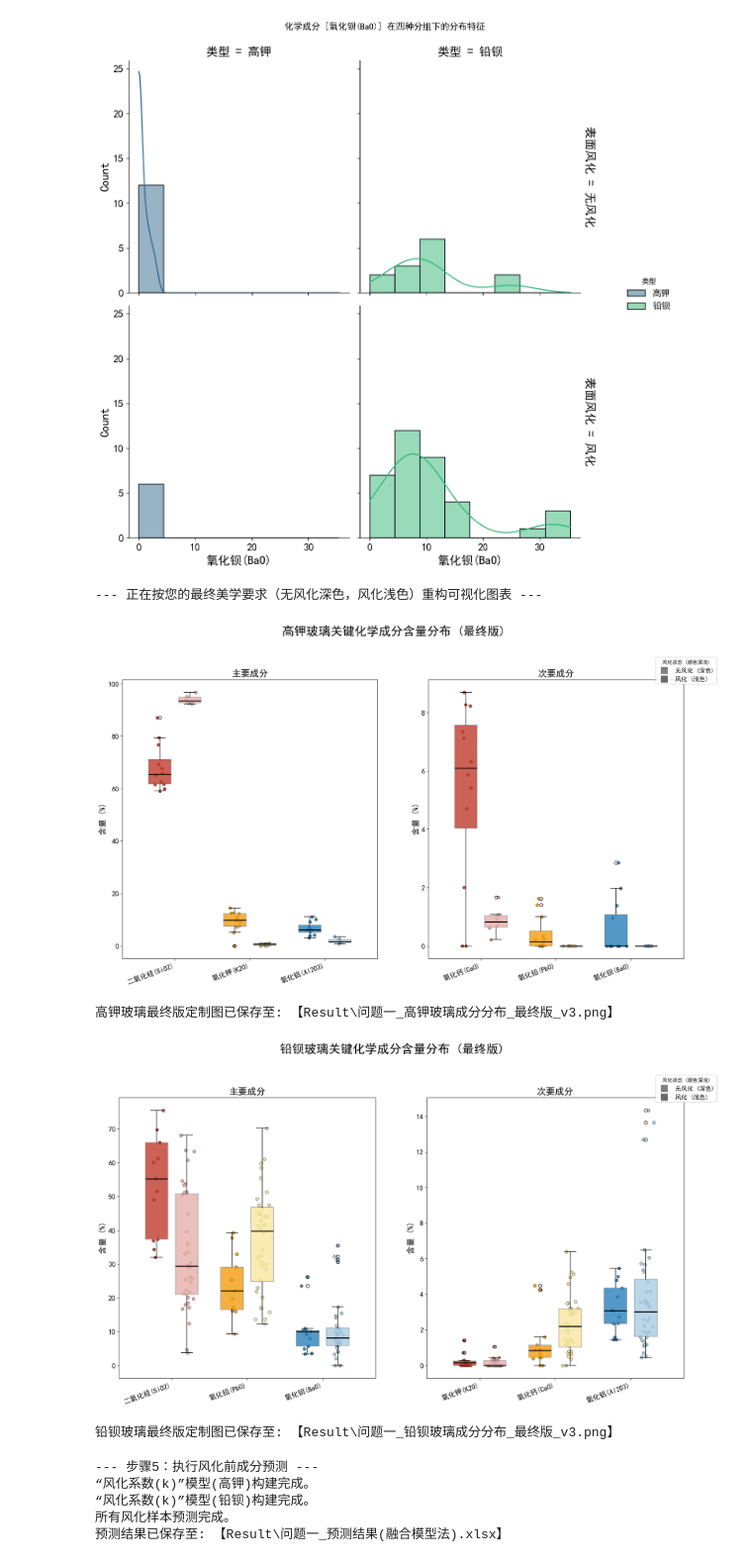
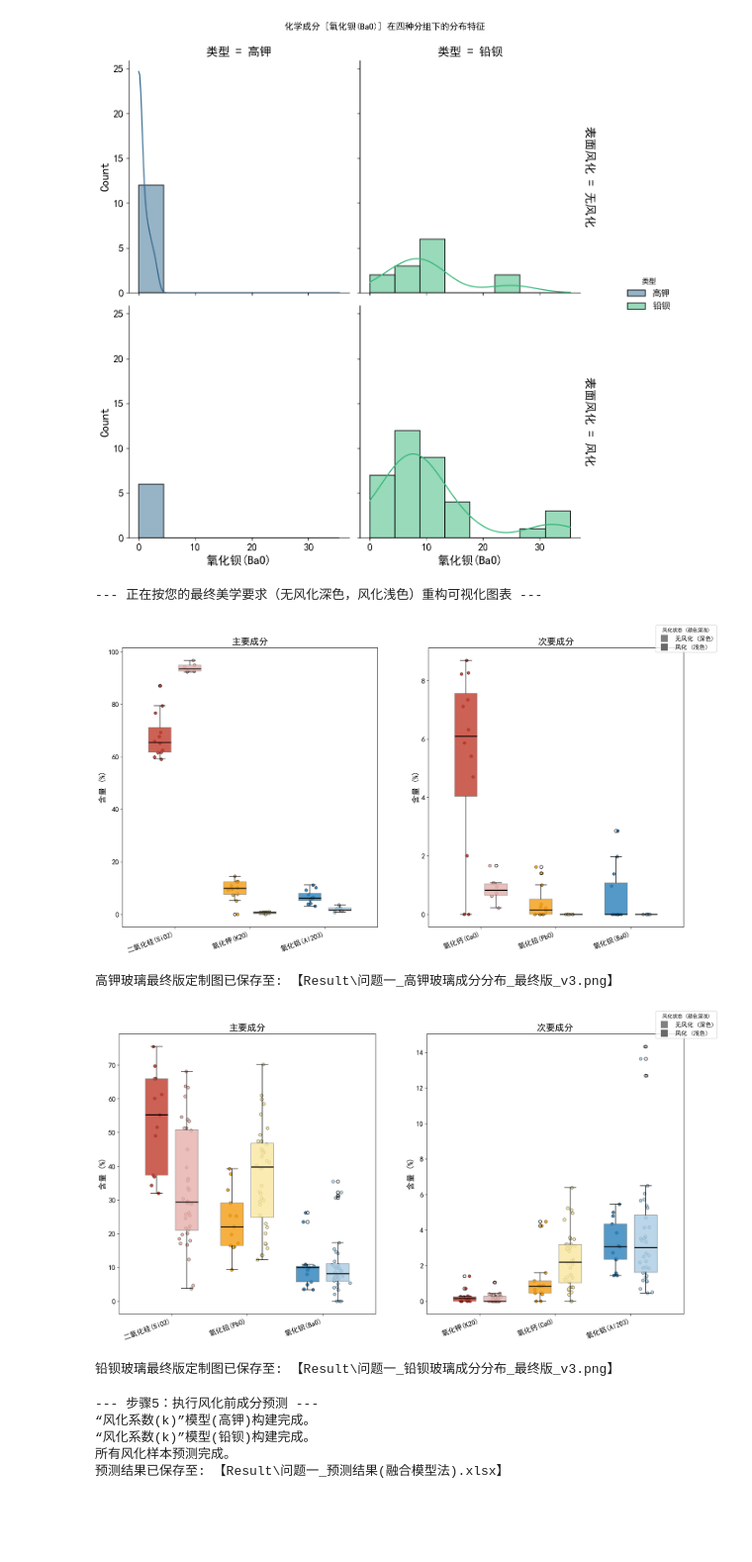
Before and after one commit to fall-fall/2022C, a Jupyter notebook: Code/1/train.ipynb, the cells around one changed output. Shown at 99% size. Drawn from its saved outputs; the diff is of its cells as text; code cells hidden in the pictures; blank space fills up the shorter version.

```diff
--- a/Code/1/train.ipynb
+++ b/Code/1/train.ipynb
@@ -244,7 +244,6 @@ if 'df_all' in locals():
     # ==================== 绘制第一张图：高钾玻璃 ====================
 
     fig1, axes1 = plt.subplots(1, 2, figsize=(20, 10))
-    fig1.suptitle('高钾玻璃关键化学成分含量分布 (最终版)', fontsize=24, y=1.03)
 
     # --- 绘制左子图 (高钾组1) ---
     for i, chemical in enumerate(high_k_group1):
@@ -297,7 +296,7 @@ if 'df_all' in locals():
     # ==================== 绘制第二张图：铅钡玻璃 (逻辑同上) ====================
 
     fig2, axes2 = plt.subplots(1, 2, figsize=(20, 10))
-    fig2.suptitle('铅钡玻璃关键化学成分含量分布 (最终版)', fontsize=24, y=1.03)
+
 
     for i, chemical in enumerate(lead_ba_group1):
         deep_color, light_color = color_pairs[i]
@@ -311,36 +310,36 @@ if 'df_all' in locals():
         weathered_x = np.random.normal(i + 0.2, 0.04, size=len(weathered_data))
         axes2[0].scatter(unweathered_x, unweathered_data, color=deep_color, s=35, edgecolor='black', linewidth=0.5, alpha=0.9)
         axes2[0].scatter(weathered_x, weathered_data, color=light_color, s=35, edgecolor='black', linewidth=0.5, alpha=0.9)
 
     for i, chemical in enumerate(lead_ba_group2):
         deep_color, light_color = color_pairs[i]
         unweathered_data = df_lead_ba[df_lead_ba['表面风化'] == '无风化'][chemical].dropna()
         weathered_data = df_lead_ba[df_lead_ba['表面风化'] == '风化'][chemical].dropna()
         bp1 = axes2[1].boxplot(unweathered_data, positions=[i - 0.2], widths=0.3, patch_artist=True, medianprops={'color': 'black', 'linewidth': 2})
         bp2 = axes2[1].boxplot(weathered_data, positions=[i + 0.2], widths=0.3, patch_artist=True, medianprops={'color': 'black', 'linewidth': 2})
         for patch in bp1['boxes']: patch.set_facecolor(deep_color); patch.set_edgecolor('gray'); patch.set_alpha(0.8)
         for patch in bp2['boxes']: patch.set_facecolor(light_color); patch.set_edgecolor('gray'); patch.set_alpha(0.8)
         unweathered_x = np.random.normal(i - 0.2, 0.04, size=len(unweathered_data))
         weathered_x = np.random.normal(i + 0.2, 0.04, size=len(weathered_data))
         axes2[1].scatter(unweathered_x, unweathered_data, color=deep_color, s=35, edgecolor='black', linewidth=0.5, alpha=0.9)
         axes2[1].scatter(weathered_x, weathered_data, color=light_color, s=35, edgecolor='black', linewidth=0.5, alpha=0.9)
 
     fig2.legend(handles=legend_elements, title="风化状态 (颜色深浅)", loc='upper right', bbox_to_anchor=(0.95, 0.95))
 
     axes2[0].set_xticks(range(len(lead_ba_group1))); axes2[0].set_xticklabels(lead_ba_group1, rotation=20, ha='right')
     axes2[1].set_xticks(range(len(lead_ba_group2))); axes2[1].set_xticklabels(lead_ba_group2, rotation=20, ha='right')
     axes2[0].set_title('主要成分', fontsize=18); axes2[1].set_title('次要成分', fontsize=18)
     for ax in axes2: ax.set_xlabel(''); ax.set_ylabel('含量 (%)')
 
     output_path2 = OUTPUT_DIR / '问题一_铅钡玻璃成分分布_最终版_v3.png'
     plt.savefig(output_path2, bbox_inches='tight')
     plt.show()
     print(f"铅钡玻璃最终版定制图已保存至: 【{output_path2}】")
 # %% [output]
 --- 正在按您的最终美学要求（无风化深色，风化浅色）重构可视化图表 ---
-[figure, old version]
+[figure, new version]
 高钾玻璃最终版定制图已保存至: 【Result\问题一_高钾玻璃成分分布_最终版_v3.png】
-[figure, old version]
+[figure, new version]
 铅钡玻璃最终版定制图已保存至: 【Result\问题一_铅钡玻璃成分分布_最终版_v3.png】
 # %%
 # ==============================================================================
```
Also changed, not shown: 2 other files.
